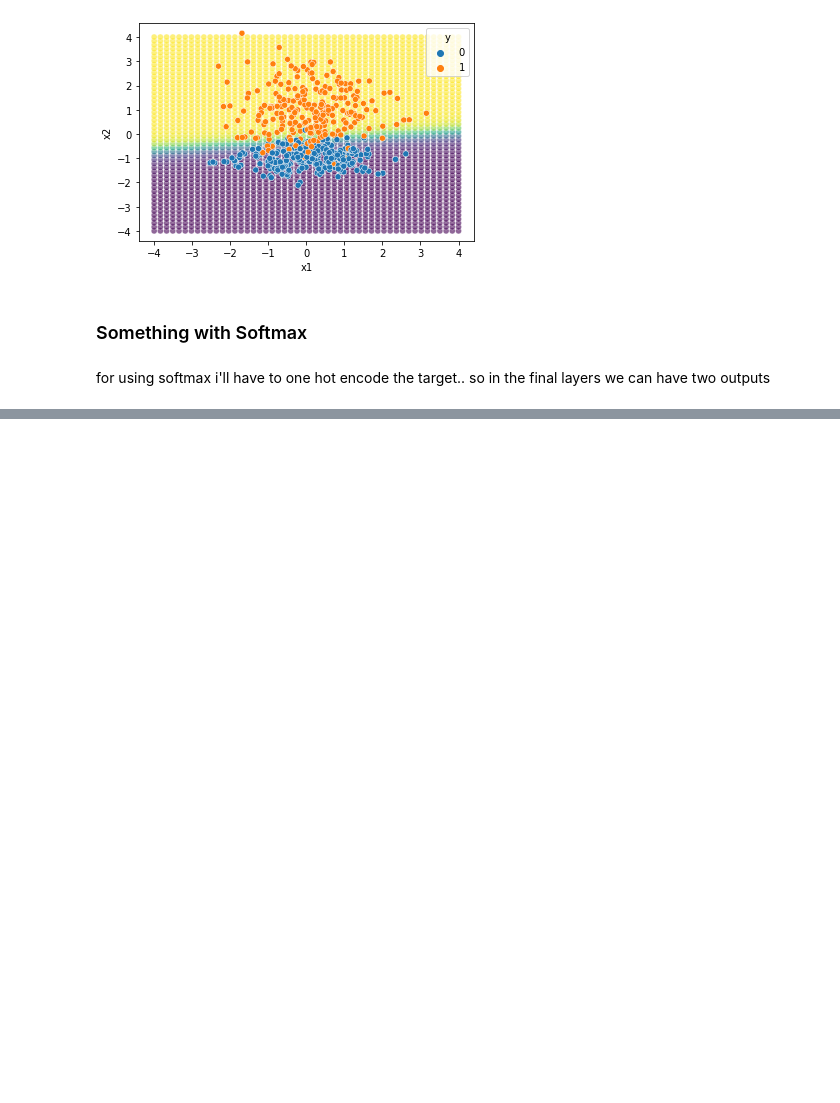
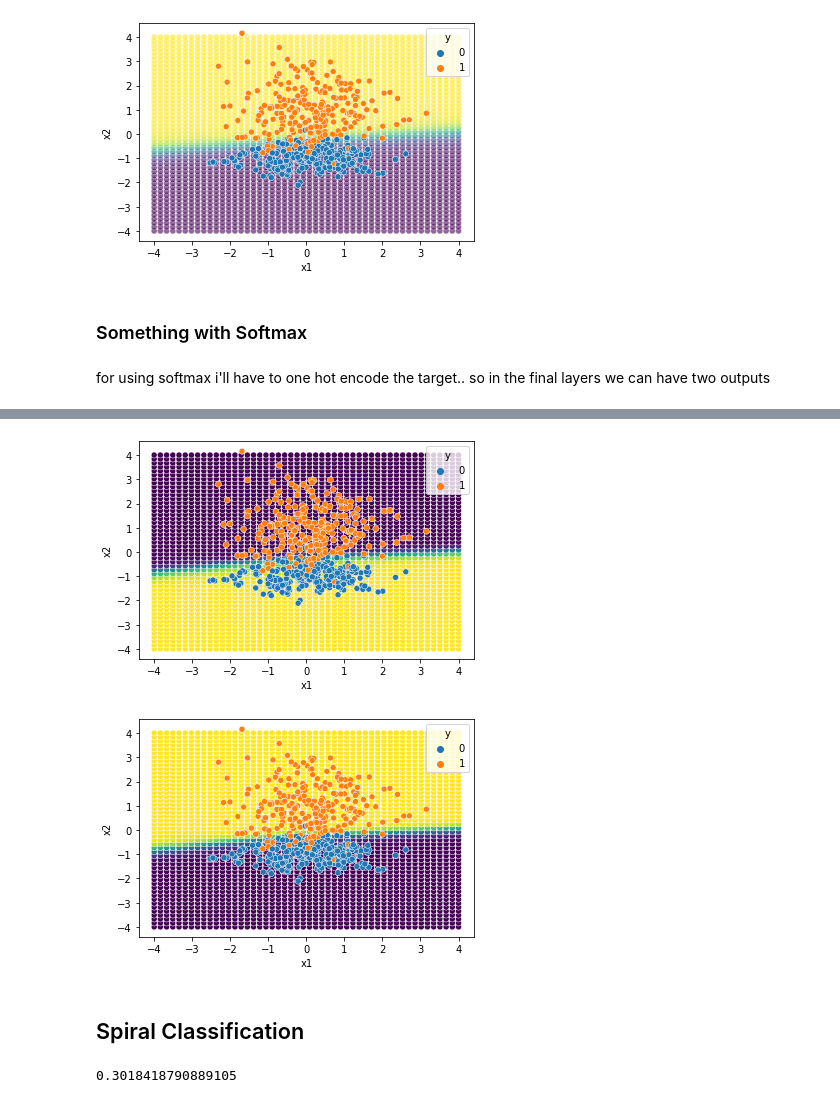
Before and after one commit to NishantBaheti/DeepLearningGuideBook, a Jupyter notebook: notebooks/classification_understanding.ipynb, the cells around one changed output, grey strips where cells are left out. Drawn from its saved outputs; the diff is of its cells as text; code cells hidden in the pictures; blank space fills up the shorter version.

```diff
--- a/notebooks/classification_understanding.ipynb
+++ b/notebooks/classification_understanding.ipynb
@@ -204,0 +256,20 @@ y_ohe = ohe.transform(df[['y']].values).toarray()
+# %%
+a1 = np.linspace(-4,4)
+a2 = np.linspace(-4,4)
+all_ins = np.array(np.meshgrid(a1, a2)).T.reshape(-1, 2)
+areas = model.predict(all_ins)
+
+for i in areas.T:
+    sns.scatterplot(x=all_ins[...,0], y=all_ins[...,1], hue=i,\
+                    palette='viridis',legend=False)
+    sns.scatterplot(data = df, x = 'x1', y='x2', hue='y')
+    plt.show()
+# %% [output]
+[figure, added]
+[figure, added]
+# %% [markdown]
+## Spiral Classification
+# %%
+np.random.randn()
+# %% [output]
+0.3018418790889105
```
Also changed, not shown: parts of 26 cells of this notebook, 1 other file.
